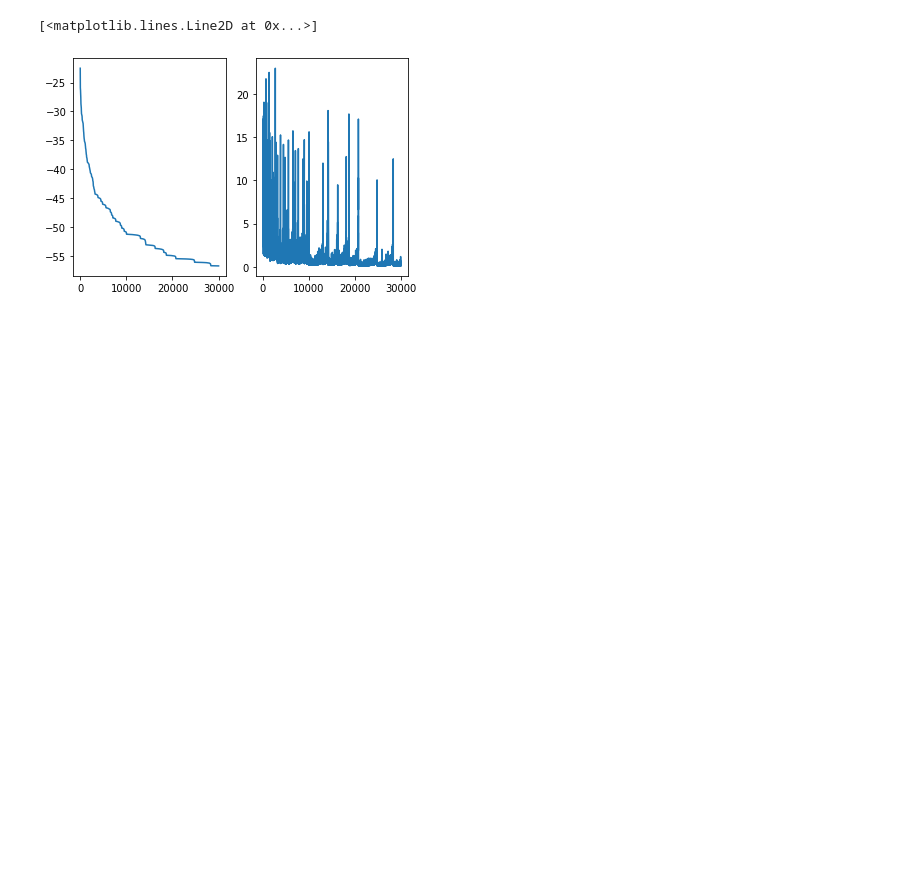
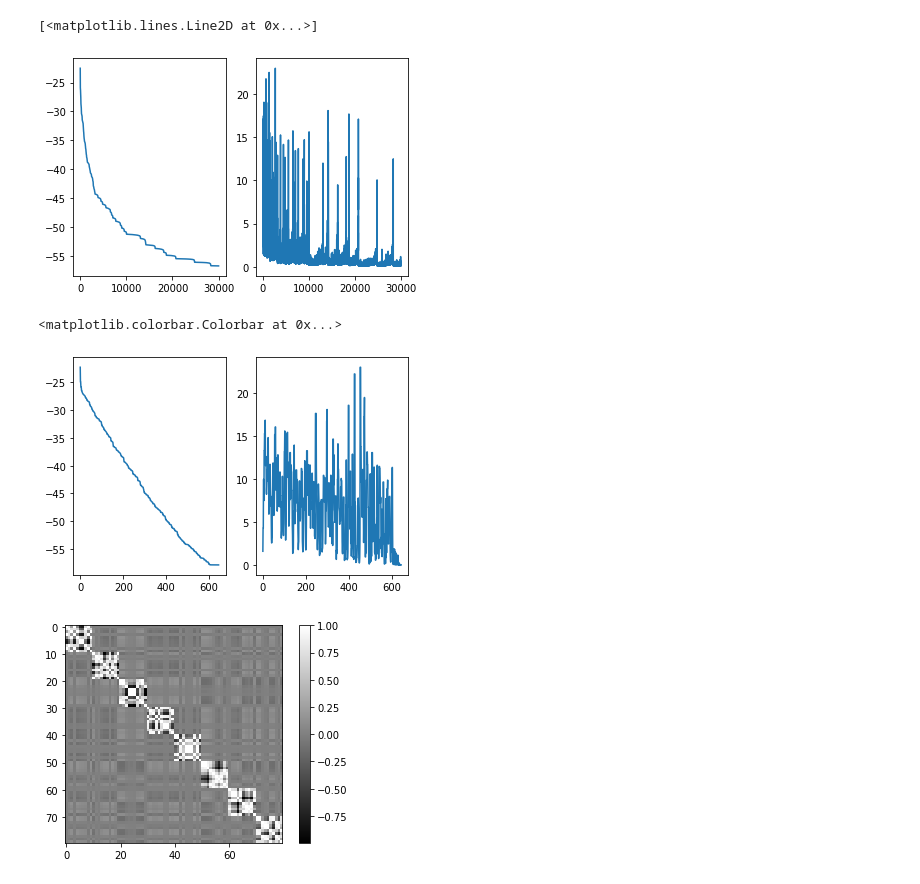
Before and after one commit to 10258392511/NeuralCollapse, a Jupyter notebook: experiments.ipynb, the cells around one changed output. Drawn from its saved outputs; the diff is of its cells as text; code cells hidden in the pictures; blank space fills up the shorter version.

```diff
--- a/experiments.ipynb
+++ b/experiments.ipynb
@@ -233,3 +235,30 @@ axes[1].plot(data[:, 1])
 # %% [output]
 [<matplotlib.lines.Line2D at 0x...>]
 [figure]
+# %%
+num_cls = 8
+sample_per_cls = 10
+N = sample_per_cls * num_cls
+M = 15
+solver = TrustRegions()
+manifold = Oblique(M, N)
+prob = Problem(manifold=manifold, cost=make_mcr2_loss(num_cls))
+with open("loss_RTR.txt", "w") as wf:
+    with redirect_stdout(wf):
+        Xopt = solver.solve(prob)
+
+data = convert_stdout_to_data("loss_RTR.txt", "RTR")
+
+fig, axes = plt.subplots(1, 2)
+axes[0].plot(data[:, 0])
+axes[1].plot(data[:, 1])
+
+Xopt = Xopt * np.sign(Xopt[0, :])
+inner = Xopt.T @ Xopt
+fig, axis = plt.subplots()
+handle = axis.imshow(inner, cmap="gray")
+plt.colorbar(handle)
+# %% [output]
+<matplotlib.colorbar.Colorbar at 0x...>
+[figure, added]
+[figure, added]
```
Also changed, not shown: parts of 9 cells of this notebook, 3 other files.
